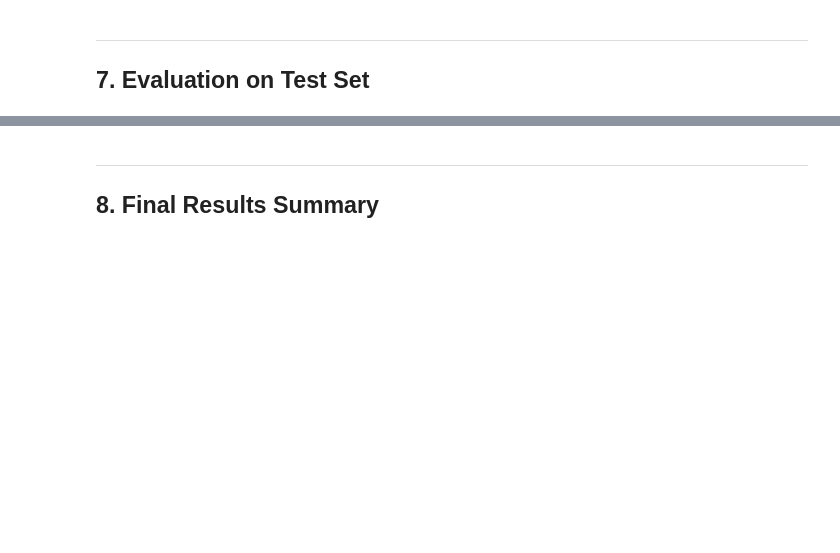
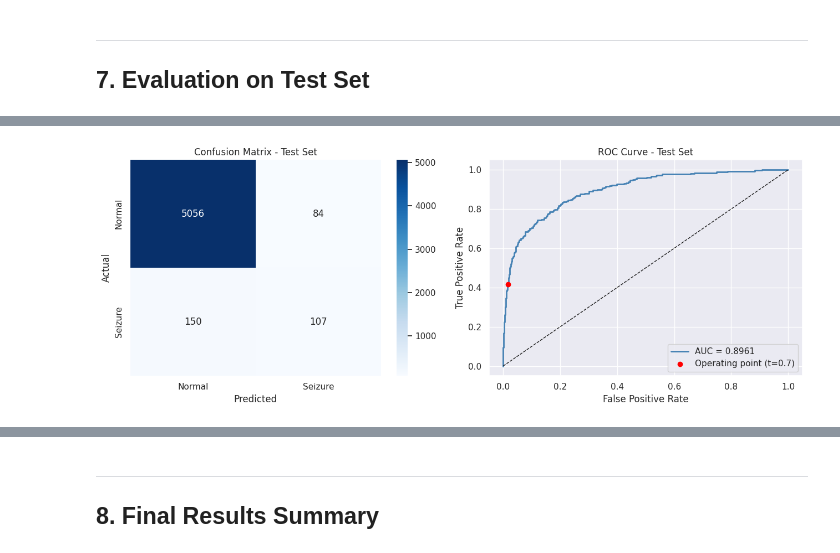
Before and after one commit to CharithaRIT/NeuroScribe-EEG-Seizure-Detection-with-Evidence-Grounded-Clinical-Reporting, a Jupyter notebook: notebooks/02_baseline_cnn_gru.ipynb, the cells around one changed output, grey strips where cells are left out. Drawn from its saved outputs; the diff is of its cells as text; code cells hidden in the pictures; blank space fills up the shorter version.

```diff
--- a/notebooks/02_baseline_cnn_gru.ipynb
+++ b/notebooks/02_baseline_cnn_gru.ipynb
@@ -37,11 +37,11 @@ SEED        = 42
 torch.manual_seed(SEED); np.random.seed(SEED)
 
 # Hyperparameters
-BATCH_SIZE  = 64
-LR          = 1e-3
-MAX_EPOCHS  = 50
+BATCH_SIZE  = 256
+LR          = 1e-4
+MAX_EPOCHS  = 30
 PATIENCE    = 10
-FOCAL_ALPHA = 0.75
+FOCAL_ALPHA = 0.85
 FOCAL_GAMMA = 2.0
 FS          = 256
 WINDOW_SEC  = 4
@@ -91,12 +120,0 @@ print(f'  test  → {len(test_ds):,} windows  seizure: {test_ds.n_seizure:,} ({t
-# %%
-# ── Build PyTorch DataLoaders via src.data.dataset ──────────────────────────
-train_loader = build_train_loader(train_ds, batch_size=BATCH_SIZE, num_workers=0, seed=SEED)
-val_loader   = build_eval_loader(val_ds,   batch_size=BATCH_SIZE*2, num_workers=0)
-test_loader  = build_eval_loader(test_ds,  batch_size=BATCH_SIZE*2, num_workers=0)
-
-pids_test = test_ds.patient_ids   # needed for per-patient breakdown
-
-print('DataLoaders ready.')
-print(f'  Train : {len(train_ds):,} windows  |  {train_ds.n_seizure:,} seizure  ({train_ds.seizure_fraction:.2%})')
-print(f'  Val   : {len(val_ds):,} windows  |  {val_ds.n_seizure:,} seizure  ({val_ds.seizure_fraction:.2%})')
-print(f'  Test  : {len(test_ds):,} windows  |  {test_ds.n_seizure:,} seizure  ({test_ds.seizure_fraction:.2%})')
@@ -104,8 +147,7 @@ print(f'  Test  : {len(test_ds):,} windows  |  {test_ds.n_seizure:,} seizure  ({
 ---
 ## 2. Model Definition
 # %%
-# â”€â”€ Instantiate model from src.models.cnn_gru â”€â”€â”€â”€â”€â”€â”€â”€â”€â”€â”€â”€â”€â”€â”€â”€â”€â”€â”€â”€â”€â”€â”€â”€â”€â”€â”€â”€â”€â”€
-model = CNNGRUClassifier(n_channels=N_CHANNELS).to(DEVICE)
+model = CNNGRUClassifier(n_channels=N_CHANNELS, dropout = 0.5).to(DEVICE)
 
 total_params = sum(p.numel() for p in model.parameters() if p.requires_grad)
 print(f'Model      : CNNGRUClassifier  (src.models.cnn_gru)')
@@ -275,27 +375,27 @@ print(f'\nSaved â†’ {RESULTS_DIR}/metrics.json')
 # %%
-# â”€â”€ Confusion Matrix â”€â”€â”€â”€â”€â”€â”€â”€â”€â”€â”€â”€â”€â”€â”€â”€â”€â”€â”€â”€â”€â”€â”€â”€â”€â”€â”€â”€â”€â”€â”€â”€â”€â”€â”€â”€â”€â”€â”€â”€â”€â”€â”€â”€â”€â”€â”€â”€â”€â”€â”€â”€â”€â”€â”€
 cm = confusion_matrix(test_labels, test_preds)
 
 fig, axes = plt.subplots(1, 2, figsize=(13, 5))
 
 sns.heatmap(cm, annot=True, fmt='d', cmap='Blues', ax=axes[0],
             xticklabels=['Normal','Seizure'], yticklabels=['Normal','Seizure'])
 axes[0].set_xlabel('Predicted'); axes[0].set_ylabel('Actual')
-axes[0].set_title('Confusion Matrix â€” Test Set')
+axes[0].set_title('Confusion Matrix - Test Set')
 
-# â”€â”€ ROC Curve â”€â”€â”€â”€â”€â”€â”€â”€â”€â”€â”€â”€â”€â”€â”€â”€â”€â”€â”€â”€â”€â”€â”€â”€â”€â”€â”€â”€â”€â”€â”€â”€â”€â”€â”€â”€â”€â”€â”€â”€â”€â”€â”€â”€â”€â”€â”€â”€â”€â”€â”€â”€â”€â”€â”€â”€â”€â”€â”€â”€â”€
 fpr, tpr, _ = roc_curve(test_labels, test_probs)
 roc_auc     = auc(fpr, tpr)
 
 axes[1].plot(fpr, tpr, color='steelblue', lw=2, label=f'AUC = {roc_auc:.4f}')
 axes[1].plot([0,1],[0,1], 'k--', lw=1)
 axes[1].scatter([metrics['FP']/(metrics['FP']+metrics['TN'])],
                 [sensitivity], color='red', zorder=5, label=f'Operating point (t={BEST_THRESH})')
 axes[1].set_xlabel('False Positive Rate'); axes[1].set_ylabel('True Positive Rate')
-axes[1].set_title('ROC Curve â€” Test Set')
+axes[1].set_title('ROC Curve - Test Set')
 axes[1].legend()
 
 plt.tight_layout()
 plt.savefig(os.path.join(RESULTS_DIR, 'confusion_roc.png'), dpi=150, bbox_inches='tight')
 plt.show()
+# %% [output]
+[figure, added]
 # %%
```
Also changed, not shown: parts of 13 cells of this notebook, 1 other file.
